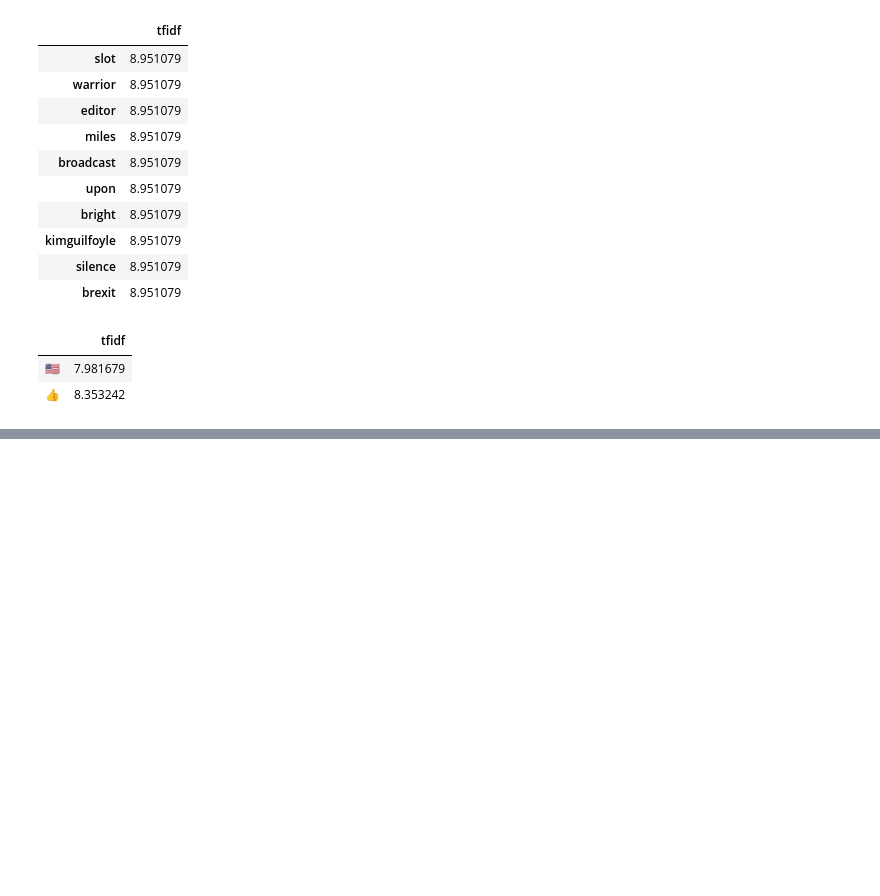
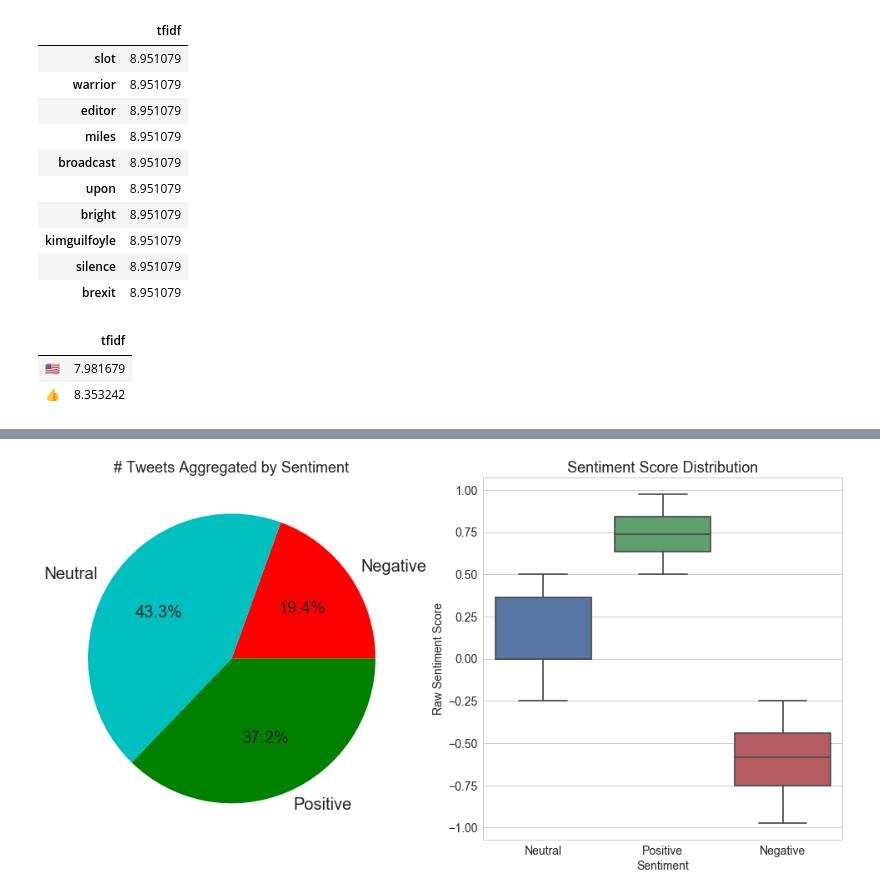
Before and after one commit to atulkumarin/project, a Jupyter notebook: analysis/project-report.ipynb, the cells around one changed output, grey strips where cells are left out. Drawn from its saved outputs; the diff is of its cells as text; code cells hidden in the pictures; blank space fills up the shorter version.

```diff
--- a/analysis/project-report.ipynb
+++ b/analysis/project-report.ipynb
@@ -348,0 +351,12 @@ tfidf.iloc[-2:]
+# %%
+def return_sentiment(x):
+    if x <= -0.25:
+        return 'Negative'
+    elif x >= 0.5:
+        return 'Positive'
+    else :
+        return 'Neutral'
+# %%
+analyzer = vaderSentiment.SentimentIntensityAnalyzer()
+df['sentiment_raw_score'] = df['text'].apply(lambda x: analyzer.polarity_scores(x)['compound'])
+df['sentiment'] = df['sentiment_raw_score'].apply(lambda x: return_sentiment(x))
@@ -348,0 +384,21 @@ tfidf.iloc[-2:]
+# %%
+fig = plt.figure()
+ax = fig.add_subplot(121)
+count_by_sentiment = df[df['created_at'].apply(lambda x: x.year >= 2015)].groupby(['sentiment']).size()
+count_by_sentiment.plot(figsize=(17, 8), kind='pie', autopct='%1.1f%%', fontsize=20, colors=['r', 'c', 'g']);
+plt.title('# Tweets Aggregated by Sentiment', fontsize=18);
+#plt.xlabel('Sentiment', fontsize=14);
+plt.ylabel('', fontsize=14);
+
+
+ax = fig.add_subplot(122)
+ax = sns.boxplot(y='sentiment_raw_score', x='sentiment', data=df[df['created_at'].apply(lambda x: x.year >= 2015)], showfliers=False);
+#sx = sns.distplot(df[df['created_at'].apply(lambda x: x.year >= 2015)]['sentiment_raw_score'])
+plt.title('Sentiment Score Distribution', fontsize=18);
+plt.xticks(fontsize=14); plt.yticks(fontsize=14)
+plt.xlabel('Sentiment', fontsize=14); plt.ylabel('Raw Sentiment Score', fontsize=14);
+
+plt.savefig(FIGURE_FOLDER + 'sentiment_counts.png')
+#boxplot
+# %% [output]
+[figure, added]
```
Also changed, not shown: parts of 21 cells of this notebook, 8 other files.
